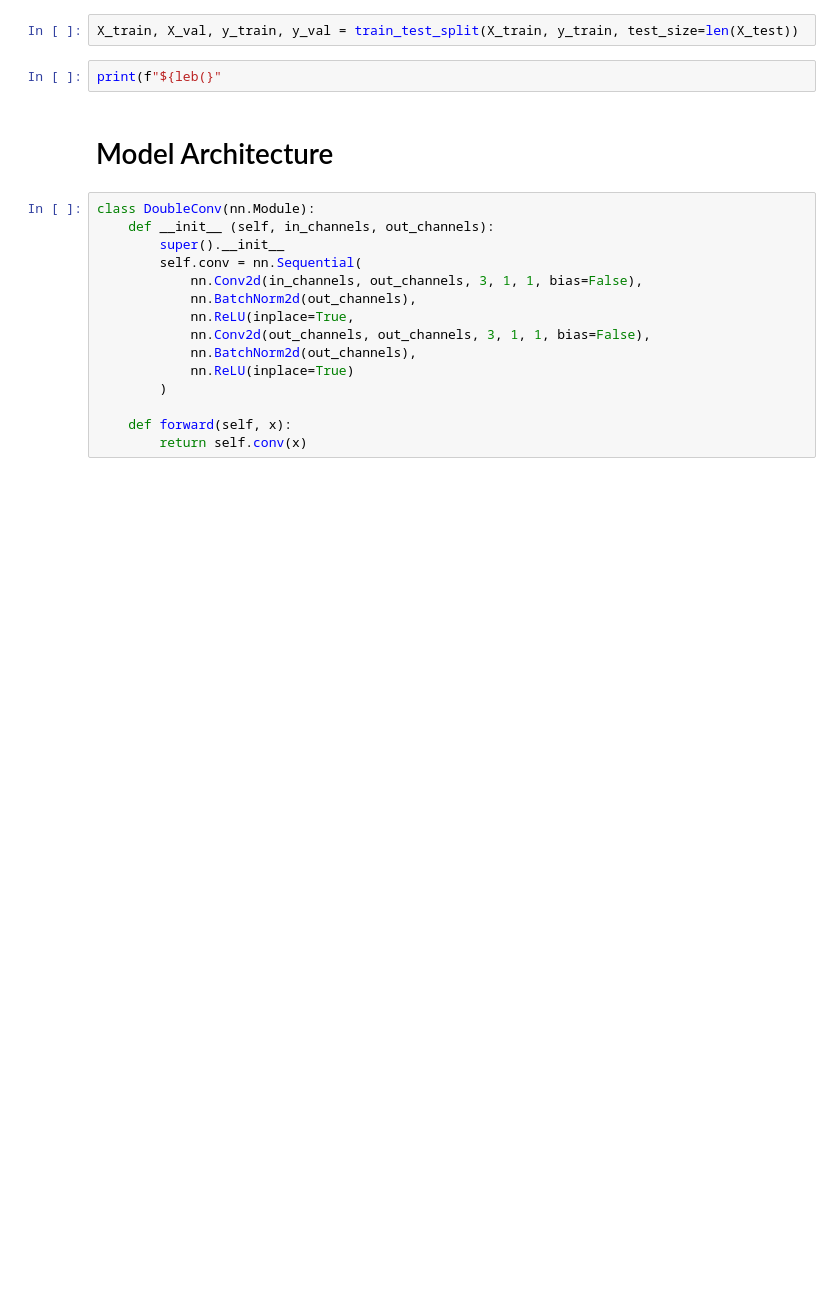
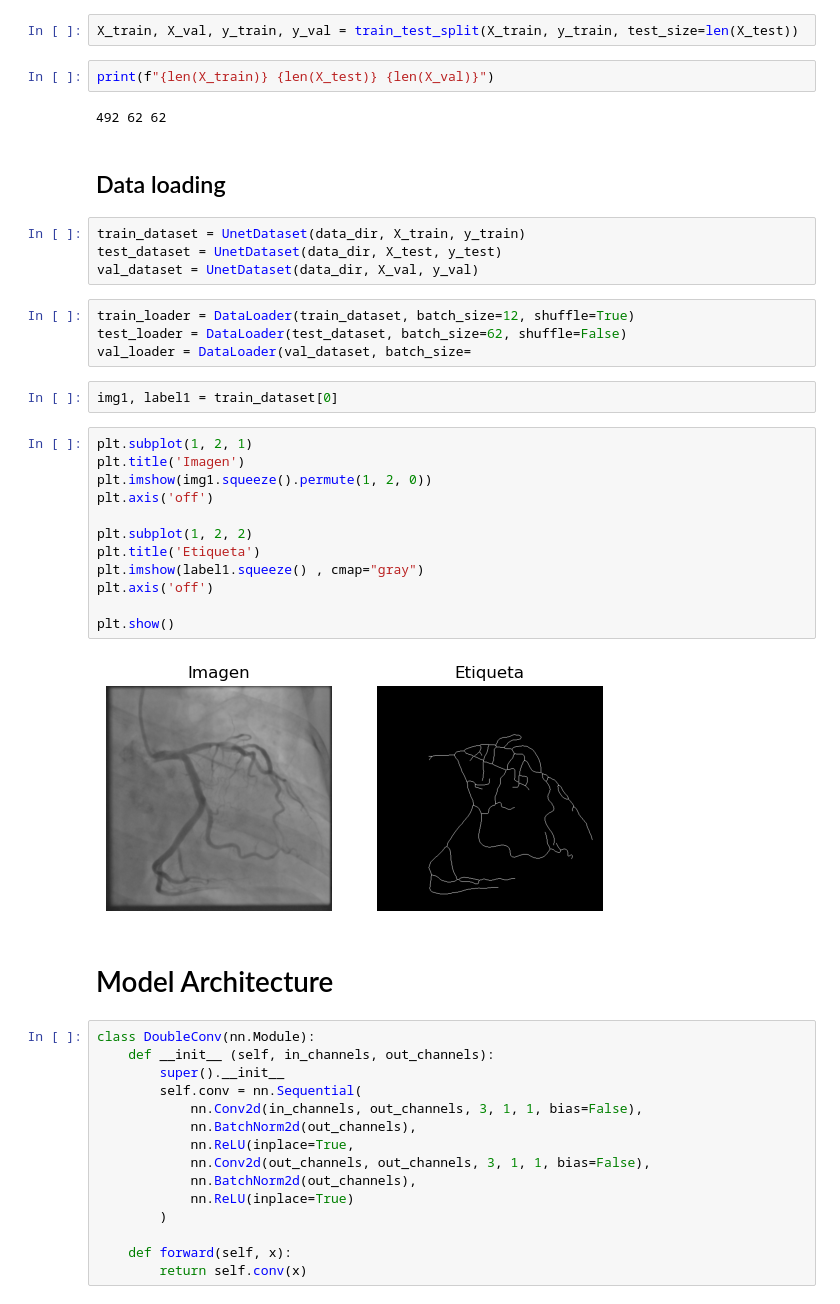
Before and after one commit to Cuevas2402/deep-learning-notebooks, a Jupyter notebook: research/unet.ipynb, the cells around one changed output. Cells and saved outputs as stored; diff of their text form; blank space fills up the shorter version.

Commit message:
Unet: Add dataloader for train, test and val dataset

```diff
--- a/research/unet.ipynb
+++ b/research/unet.ipynb
@@ -142,7 +134,35 @@ len(X_test)
 # %%
 X_train, X_val, y_train, y_val = train_test_split(X_train, y_train, test_size=len(X_test))
 # %%
-print(f"${leb(}"
+print(f"{len(X_train)} {len(X_test)} {len(X_val)}")
+# %% [output]
+492 62 62
+# %% [markdown]
+## Data loading
+# %%
+train_dataset = UnetDataset(data_dir, X_train, y_train)
+test_dataset = UnetDataset(data_dir, X_test, y_test)
+val_dataset = UnetDataset(data_dir, X_val, y_val)
+# %%
+train_loader = DataLoader(train_dataset, batch_size=12, shuffle=True)
+test_loader = DataLoader(test_dataset, batch_size=62, shuffle=False)
+val_loader = DataLoader(val_dataset, batch_size=
+# %%
+img1, label1 = train_dataset[0]
+# %%
+plt.subplot(1, 2, 1)
+plt.title('Imagen')
+plt.imshow(img1.squeeze().permute(1, 2, 0))
+plt.axis('off')
+
+plt.subplot(1, 2, 2)
+plt.title('Etiqueta')
+plt.imshow(label1.squeeze() , cmap="gray")
+plt.axis('off')
+
+plt.show()
+# %% [output]
+[figure, added]
 # %% [markdown]
 # Model Architecture
 # %%
```
Also changed, not shown: parts of 6 cells of this notebook.
